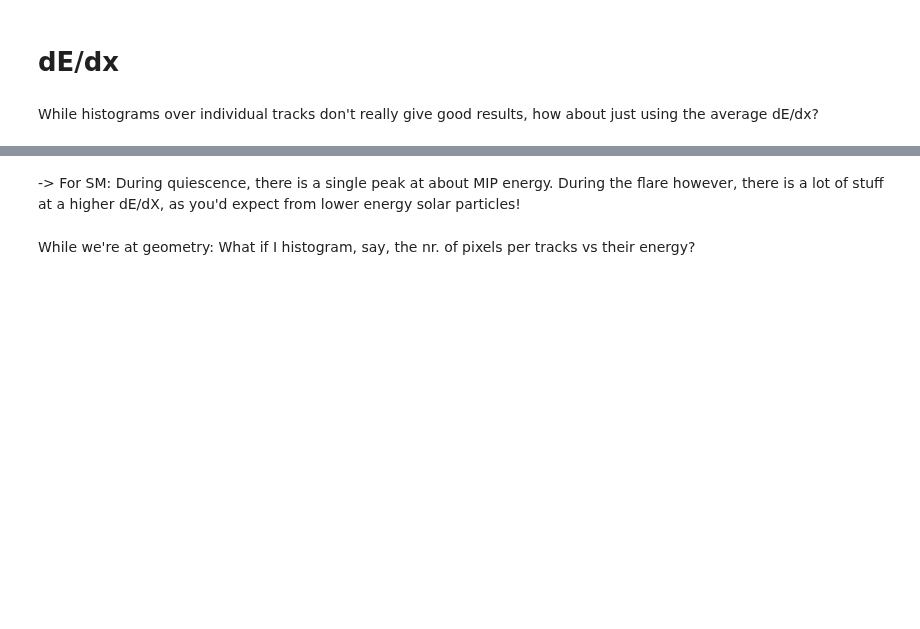
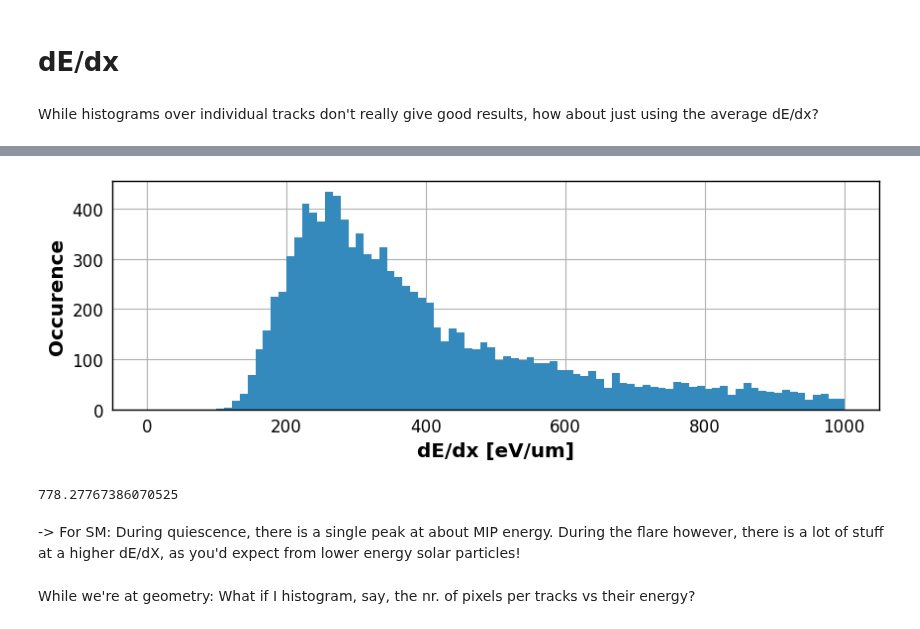
Before and after one commit to asierabreu/cosmics, a Jupyter notebook: results/track_geometry.ipynb, the cells around one changed output, grey strips where cells are left out. Cells and saved outputs as stored; diff of their text form; code cells hidden in the pictures; blank space fills up the shorter version.

```diff
--- a/results/track_geometry.ipynb
+++ b/results/track_geometry.ipynb
@@ -297,3 +300,19 @@ plt.ylabel("Occurence")
+# %%
+dEdx = np.array(energies)*3.68/length  # Not using depth here
+testhist = plt.hist(dEdx[theta==0],90,log=False,range=(0,1000))
+#plt.ylim(0,40)
+#plt.ylim(0,1700)
+#plt.ylim(0,600)
+plt.xlabel("dE/dx [eV/um]")
+plt.ylabel("Occurence")
+plt.gcf().set_size_inches(10,3)
+#plt.savefig('../../presentation_imgs/dEdx_normal_zoom.pdf',bbox_inches='tight')
+# %% [output]
+[figure, added]
+# %%
+np.mean(dEdx)
+# %% [output]
+778.27767386070525
 # %% [markdown]
 -> For SM: During quiescence, there is a single peak at about MIP energy. During the flare however, there is a lot of stuff at a higher dE/dX, as you'd expect from lower energy solar particles!
 # %% [markdown]
```
Also changed, not shown: parts of 3 cells of this notebook, 28 other files.
